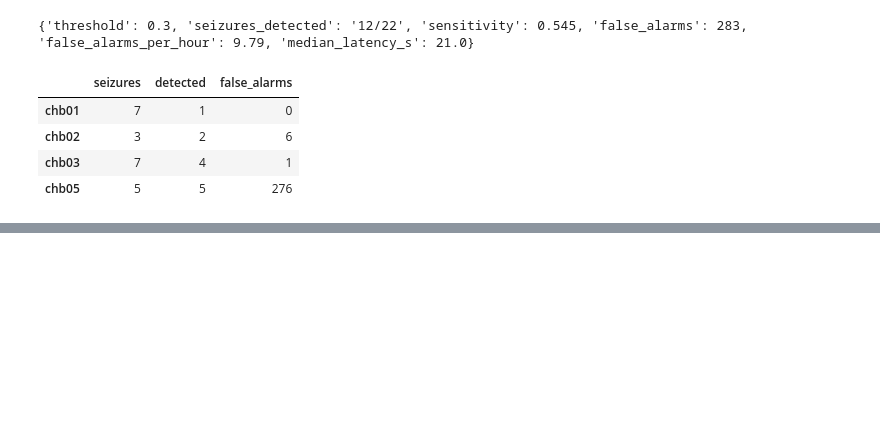
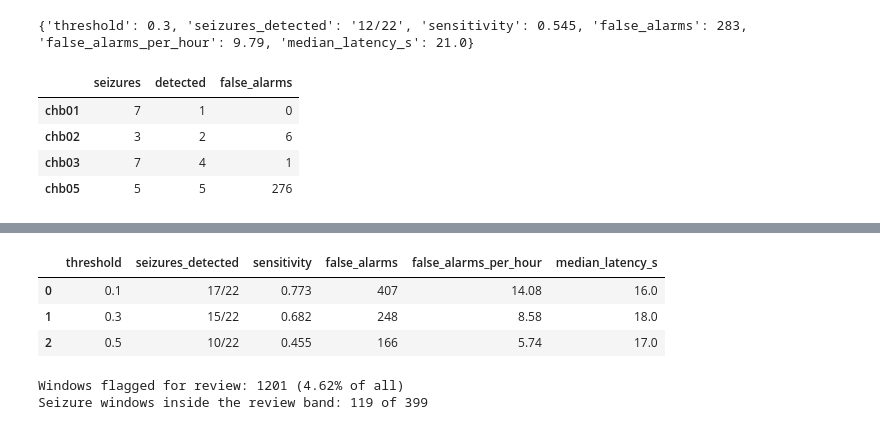
Before and after one commit to shrutihishruti1/neurosignal-ai, a Jupyter notebook: notebooks/01_pipeline.ipynb, the cells around one changed output, grey strips where cells are left out. Saved outputs shown, nothing was run; the diff lists cells and outputs as text; code cells hidden in the pictures; blank space fills up the shorter version.

Commit message:
Add event detection and latency

```diff
--- a/notebooks/01_pipeline.ipynb
+++ b/notebooks/01_pipeline.ipynb
@@ -242,0 +273,16 @@ per_patient
+# %%
+# Event-level results with calibrated probabilities
+rows = [evaluate_events(pred_cal, labels, t)[0] for t in [0.1, 0.3, 0.5]]
+display(pd.DataFrame(rows))
+
+# "Needs expert review" band: uncertain windows go to a human
+review = pred_cal["prob"].between(0.3, 0.7)
+print(f"Windows flagged for review: {review.sum()} ({review.mean()*100:.2f}% of all)")
+print(f"Seizure windows inside the review band: {(review & (pred_cal['label']==1)).sum()} of {pred_cal['label'].sum()}")
+# %% [output]
+|  | threshold | seizures_detected | sensitivity | false_alarms | false_alarms_per_hour | median_latency_s |
+| 0 | 0.1 | 17/22 | 0.773 | 407 | 14.08 | 16.0 |
+| 1 | 0.3 | 15/22 | 0.682 | 248 | 8.58 | 18.0 |
+| 2 | 0.5 | 10/22 | 0.455 | 166 | 5.74 | 17.0 |
+Windows flagged for review: 1201 (4.62% of all)
+Seizure windows inside the review band: 119 of 399
```
Also changed, not shown: parts of 2 cells of this notebook.
